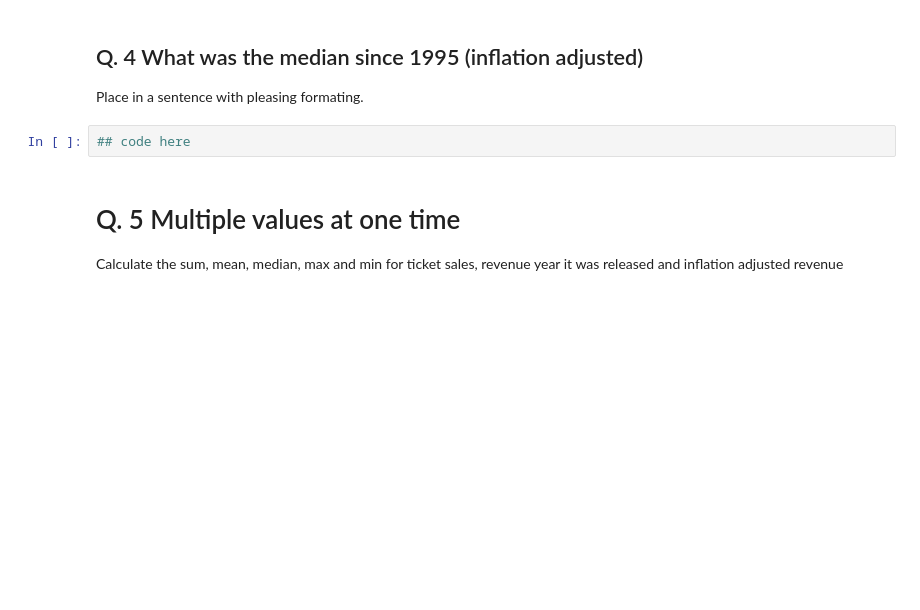
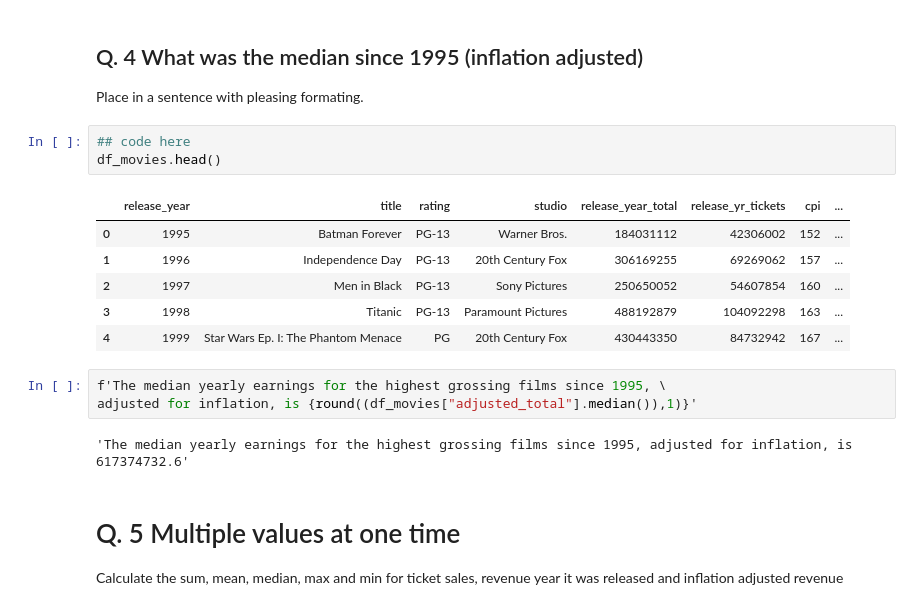
Before and after one commit to sashalcohen/HOMEWORK, a Jupyter notebook: hw-for-wk08-functions-lambda-aggregation-SASHA.ipynb, the cells around one changed output. Drawn from its saved outputs; the diff is of its cells as text; blank space fills up the shorter version.

```diff
--- a/hw-for-wk08-functions-lambda-aggregation-SASHA.ipynb
+++ b/hw-for-wk08-functions-lambda-aggregation-SASHA.ipynb
@@ -92,6 +170,19 @@ def yrly_top_movies(how_many):
 Place in a sentence with pleasing formating.
 # %%
 ## code here
+df_movies.head()
+# %% [output]
+|  | release_year | title | rating | studio | release_year_total | release_yr_tickets | cpi | ... |
+| 0 | 1995 | Batman Forever | PG-13 | Warner Bros. | 184031112 | 42306002 | 152 | ... |
+| 1 | 1996 | Independence Day | PG-13 | 20th Century Fox | 306169255 | 69269062 | 157 | ... |
+| 2 | 1997 | Men in Black | PG-13 | Sony Pictures | 250650052 | 54607854 | 160 | ... |
+| 3 | 1998 | Titanic | PG-13 | Paramount Pictures | 488192879 | 104092298 | 163 | ... |
+| 4 | 1999 | Star Wars Ep. I: The Phantom Menace | PG | 20th Century Fox | 430443350 | 84732942 | 167 | ... |
+# %%
+f'The median yearly earnings for the highest grossing films since 1995, \
+adjusted for inflation, is {round((df_movies["adjusted_total"].median()),1)}'
+# %% [output]
+'The median yearly earnings for the highest grossing films since 1995, adjusted for inflation, is 617374732.6'
 # %% [markdown]
 # Q. 5 Multiple values at one time
 
```
Also changed, not shown: parts of 16 cells of this notebook.
